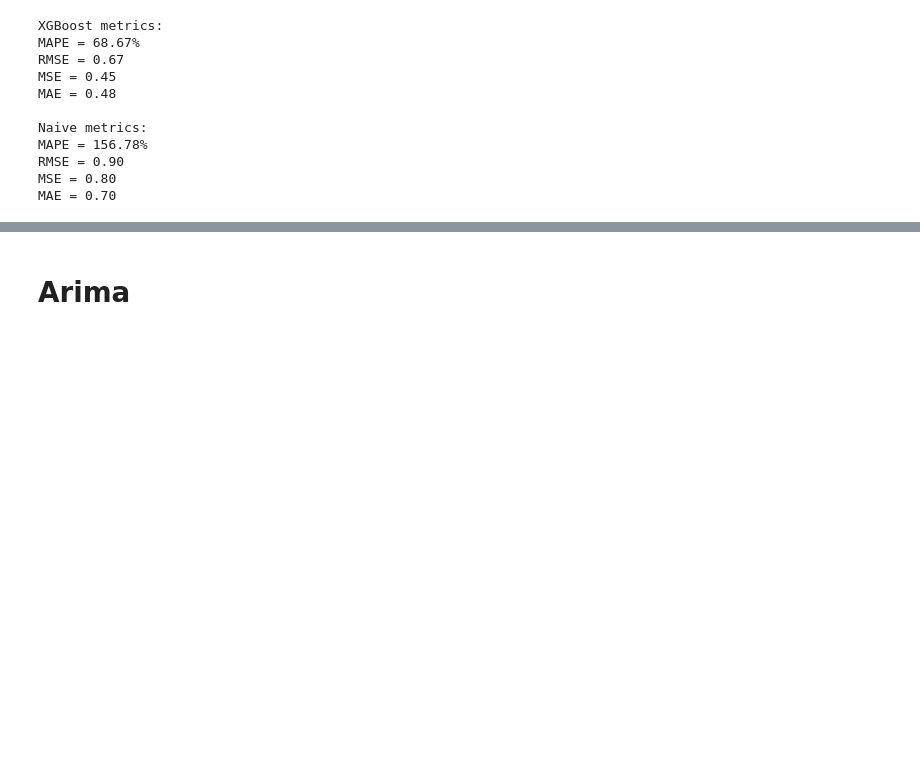
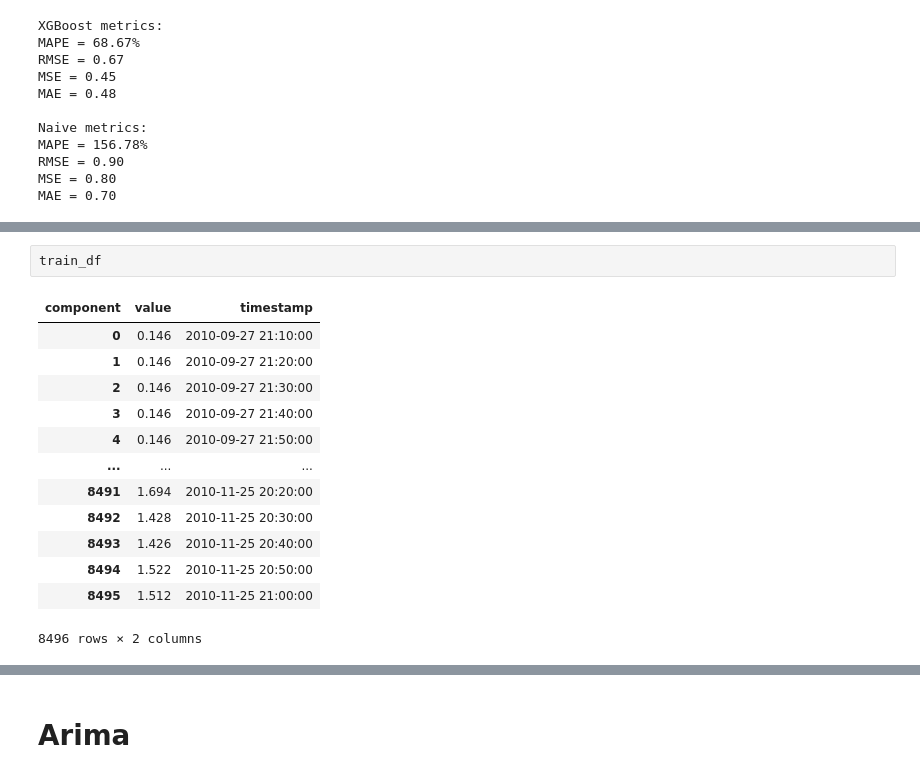
Before and after one commit to kosmydel/stock-timeseries-prediction, a Jupyter notebook: electricity.ipynb, the cells around one changed output, grey strips where cells are left out. Drawn from its saved outputs; the diff is of its cells as text; blank space fills up the shorter version.

```diff
--- a/electricity.ipynb
+++ b/electricity.ipynb
@@ -147,0 +173,16 @@ MAE = 0.70
+# %%
+train_df
+# %% [output]
+| component | value | timestamp |
+| 0 | 0.146 | 2010-09-27 21:10:00 |
+| 1 | 0.146 | 2010-09-27 21:20:00 |
+| 2 | 0.146 | 2010-09-27 21:30:00 |
+| 3 | 0.146 | 2010-09-27 21:40:00 |
+| 4 | 0.146 | 2010-09-27 21:50:00 |
+| ... | ... | ... |
+| 8491 | 1.694 | 2010-11-25 20:20:00 |
+| 8492 | 1.428 | 2010-11-25 20:30:00 |
+| 8493 | 1.426 | 2010-11-25 20:40:00 |
+| 8494 | 1.522 | 2010-11-25 20:50:00 |
+| 8495 | 1.512 | 2010-11-25 21:00:00 |
+8496 rows × 2 columns
```
Also changed, not shown: parts of 14 cells of this notebook.
